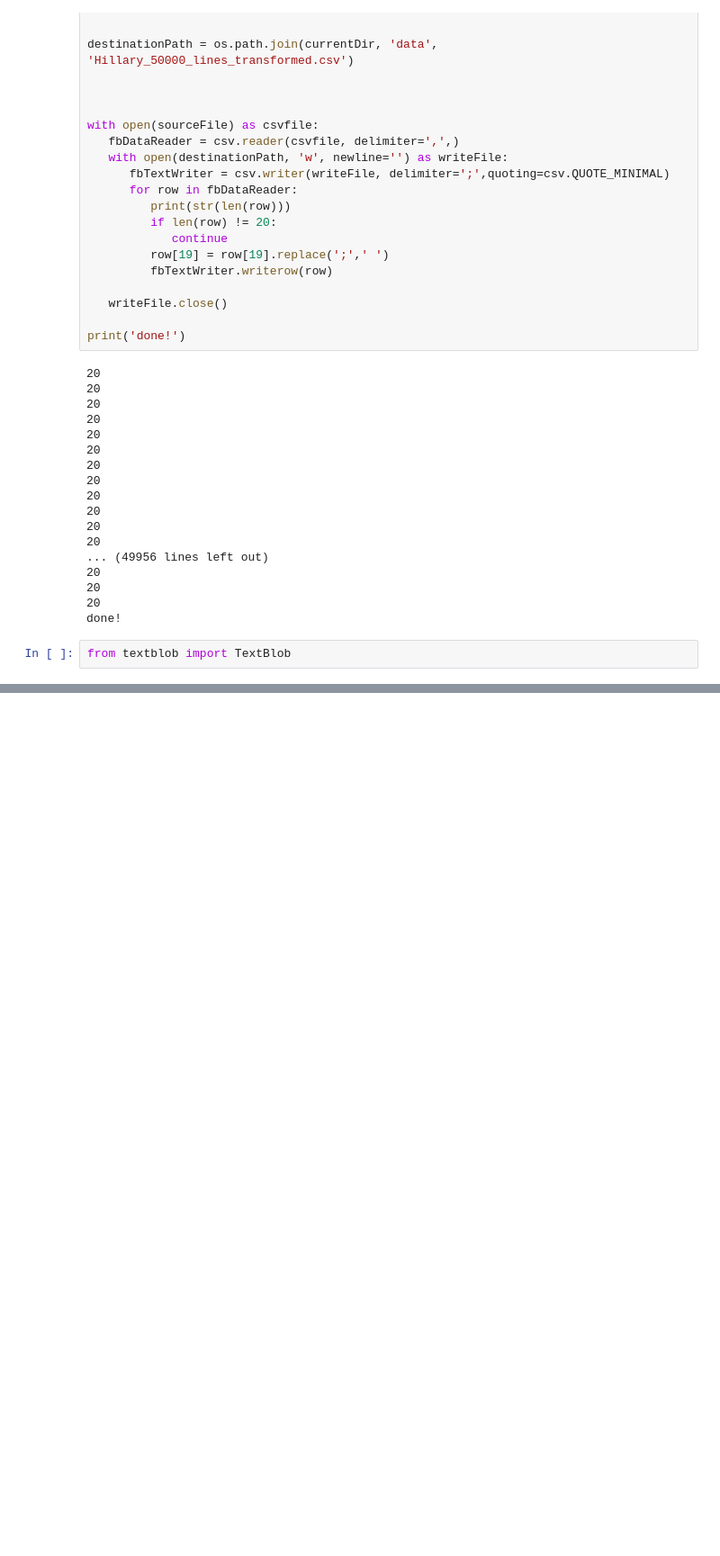
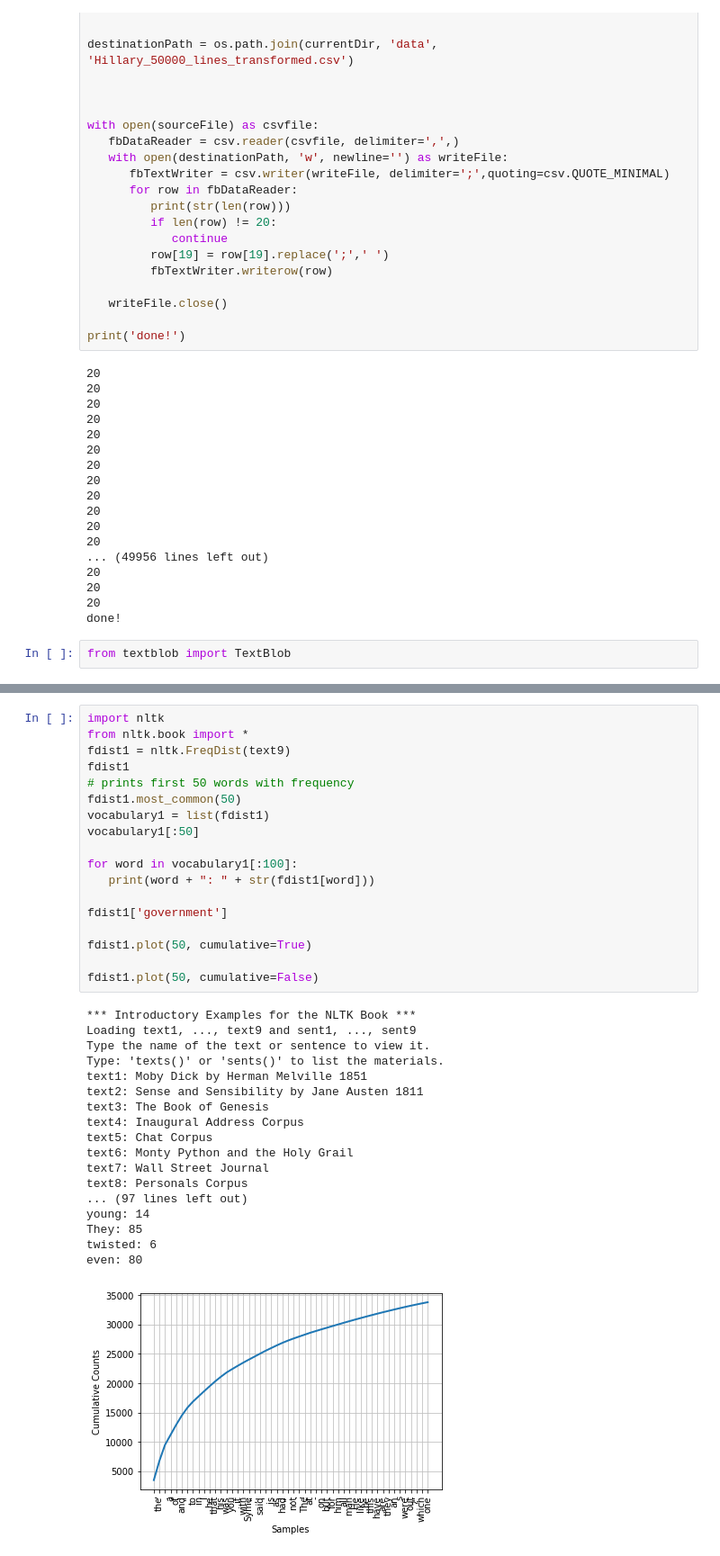
Before and after one commit to RaoMukkamala/textanalytics, a Jupyter notebook: textanalytics-notebook-01.ipynb, the cells around one changed output, grey strips where cells are left out. Shown at 90% size. Drawn from its saved outputs; the diff is of its cells as text; blank space fills up the shorter version.

```diff
--- a/textanalytics-notebook-01.ipynb
+++ b/textanalytics-notebook-01.ipynb
@@ -200,0 +398,37 @@ from textblob import TextBlob
+# %%
+import nltk
+from nltk.book import *
+fdist1 = nltk.FreqDist(text9)
+fdist1
+# prints first 50 words with frequency
+fdist1.most_common(50)
+vocabulary1 = list(fdist1)
+vocabulary1[:50]
+
+for word in vocabulary1[:100]:
+   print(word + ": " + str(fdist1[word]))
+
+fdist1['government']
+
+fdist1.plot(50, cumulative=True)
+
+fdist1.plot(50, cumulative=False)
+# %% [output]
+*** Introductory Examples for the NLTK Book ***
+Loading text1, ..., text9 and sent1, ..., sent9
+Type the name of the text or sentence to view it.
+Type: 'texts()' or 'sents()' to list the materials.
+text1: Moby Dick by Herman Melville 1851
+text2: Sense and Sensibility by Jane Austen 1811
+text3: The Book of Genesis
+text4: Inaugural Address Corpus
+text5: Chat Corpus
+text6: Monty Python and the Holy Grail
+text7: Wall Street Journal
+text8: Personals Corpus
+... (97 lines left out)
+young: 14
+They: 85
+twisted: 6
+even: 80
+[figure, added]
```
Also changed, not shown: parts of 13 cells of this notebook, 6 other files.
